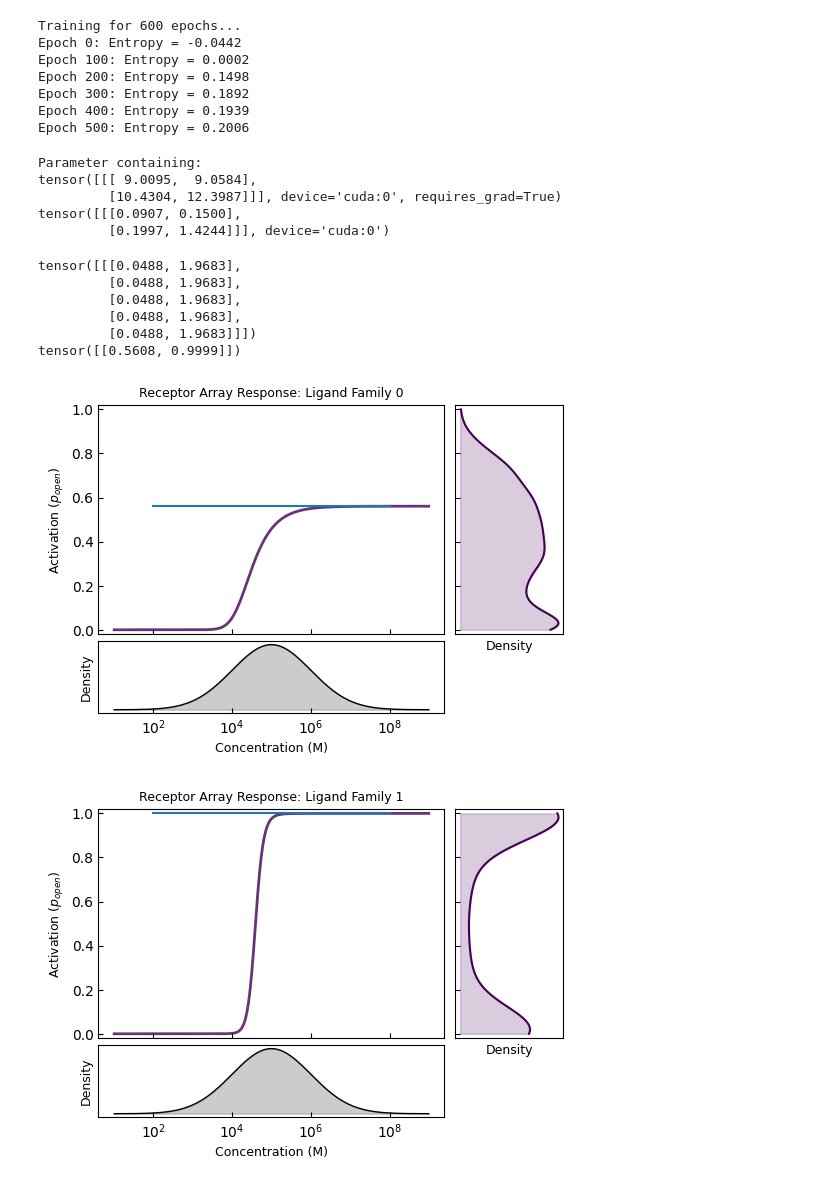
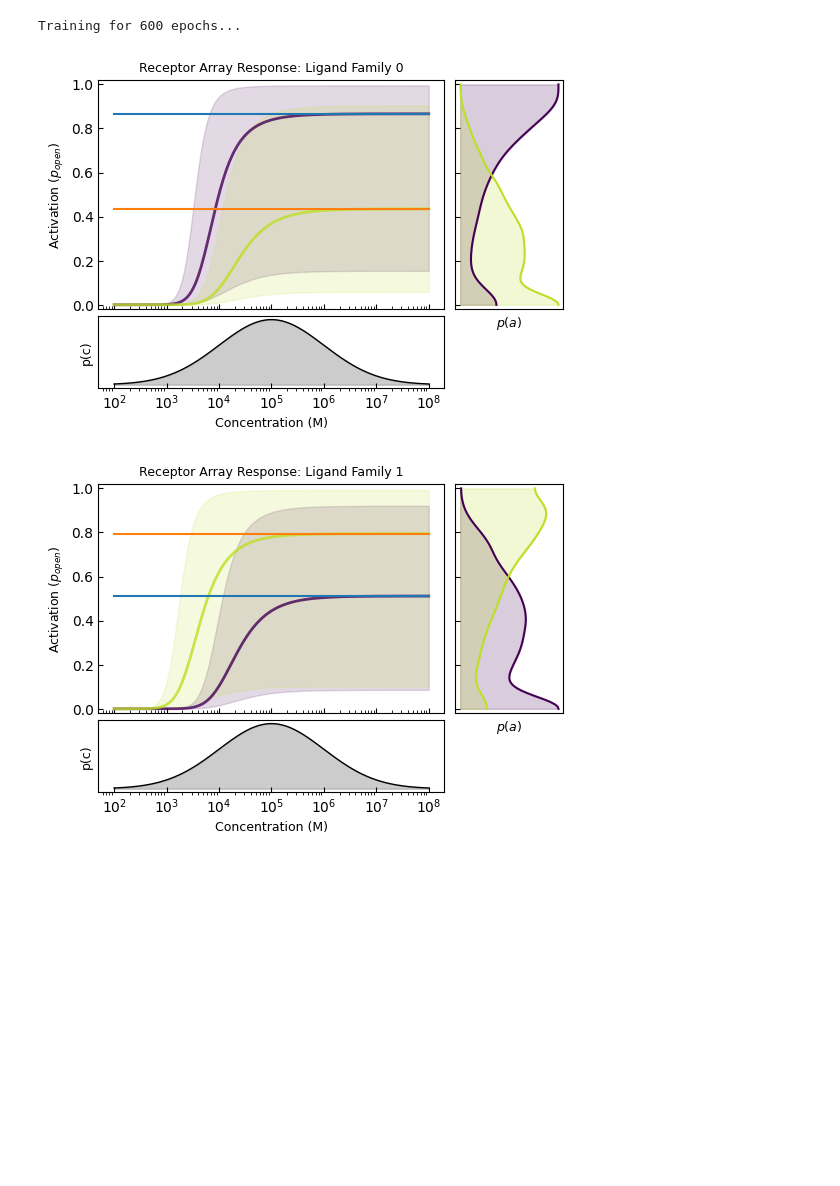
Before and after one commit to HugoLeRoy94/optimize_binary_entropy, a Jupyter notebook: unit_test/test_optim_single_receptor.ipynb, the cells around one changed output. Cells and saved outputs as stored; diff of their text form; code cells hidden in the pictures; blank space fills up the shorter version.

```diff
--- a/unit_test/test_optim_single_receptor.ipynb
+++ b/unit_test/test_optim_single_receptor.ipynb
@@ -15,12 +15,13 @@ from src.geometry import generate_receptor_indices
 from src.plot_helper import *
 # %%
 CONF = {
-        "n_units": 1,
+        "n_units": 2,
         "n_families": 2,
         "k_sub": 5,
         "batch_size": 512,
         "epochs": 600,
-        "lr": 0.05
+        "lr": 0.05,
+        "cov_weight":10.
     }
 # %%
 # 1. SETUP
@@ -34,11 +35,12 @@ conc_strategy = LogNormalConcentration(n_families=CONF['n_families'], init_mean=
 env = LigandEnvironment(CONF['n_units'], CONF['n_families'], conc_model=conc_strategy).to(device)
 
 physics = Receptor(CONF["n_units"], CONF["k_sub"]).to(device)
-loss_fn = InformationLoss() # Default bandwidth
+loss_fn = ProxyInformationLoss(cov_weight=CONF['cov_weight']) # Default bandwidth
 
 # Create the receptor identity: [[0, 0, 0, 0, 0]]
 #receptor_indices = torch.zeros(1, CONF["k_sub"], dtype=torch.long, device=device)
-receptor_indices = generate_receptor_indices(n_units=CONF['n_units'],k_sub= CONF['k_sub'],n_sensors=2)
+#receptor_indices = generate_receptor_indices(n_units=CONF['n_units'],k_sub= CONF['k_sub'],n_sensors=2)
+receptor_indices = torch.tensor([[0,0,0,0,0],[1,1,1,1,1]],dtype=torch.long)
 print(receptor_indices)
 
 # Optimizer
@@ -70,8 +63,8 @@ tensor([[1., 1.]])
 # 3. OPTIMIZATION LOOP
 # -----------------------------------------------------
 print(f"Training for {CONF['epochs']} epochs...")
-loss_history = []
 
+stats = []
 for epoch in range(CONF['epochs']):
     optimizer.zero_grad()
 
@@ -83,53 +76,34 @@ for epoch in range(CONF['epochs']):
     # activity: (B, 1)
     activity = physics(energies, concs, receptor_indices)
 
+
     # C. Loss (Maximize Entropy)
-    # We assume Covariance is 0 because there is only 1 receptor
-    loss, stats = loss_fn(activity)
+    loss = loss_fn(activity)
 
     loss.backward()
     optimizer.step()
 
-    loss_history.append(stats['entropy'].item())
 
     if epoch % 100 == 0:
-        print(f"Epoch {epoch}: Entropy = {stats['entropy'].item():.4f}")
+        stats.append(loss_fn.make_stats(activity))
+stats = np.array(stats)
+stats = {
+            "full_array_entropy":stats[:,0],
+            "marginal_entropy":stats[:,1],
+            "total_correlation":stats[:,2]
+        }
 # %% [output]
 Training for 600 epochs...
-Epoch 0: Entropy = -0.0442
-Epoch 100: Entropy = 0.0002
-Epoch 200: Entropy = 0.1498
-Epoch 300: Entropy = 0.1892
-Epoch 400: Entropy = 0.1939
-Epoch 500: Entropy = 0.2006
-# %%
-print(env.interaction_mu)
-with torch.no_grad():
-    sigma = torch.exp(env.interaction_log_sigma)
-print(sigma)
-# %% [output]
-Parameter containing:
-tensor([[[ 9.0095,  9.0584],
-         [10.4304, 12.3987]]], device='cuda:0', requires_grad=True)
-tensor([[[0.0907, 0.1500],
-         [0.1997, 1.4244]]], device='cuda:0')
 # %%
 figs,axes = plot_family_summary(env, physics, receptor_indices, loss_fn, n_samples=2000)
 
 with torch.no_grad():
     E_o = env.interaction_mu.cpu()[:,:,0]
     E_c = env.interaction_mu.cpu()[:,:,1]
-    print(E_c[receptor_indices] - E_o[receptor_indices])
     asymptot=torch.sigmoid(torch.sum(E_c[receptor_indices] - E_o[receptor_indices],dim=1))
-print(asymptot)
 for i in range(axes.__len__()):
-    axes[i][0].plot([10**2,10**8],[asymptot[0][i],asymptot[0][i]])
+    for j in range(asymptot.shape[0]):
+        axes[i][0].plot([10**2,10**8],[asymptot[j][i],asymptot[j][i]])
 # %% [output]
-tensor([[[0.0488, 1.9683],
-         [0.0488, 1.9683],
-         [0.0488, 1.9683],
-         [0.0488, 1.9683],
-         [0.0488, 1.9683]]])
-tensor([[0.5608, 0.9999]])
-[figure, old version]
+[figure, new version]
-[figure, old version]
+[figure, new version]
```
Also changed, not shown: parts of 11 cells of this notebook, 12 other files.
